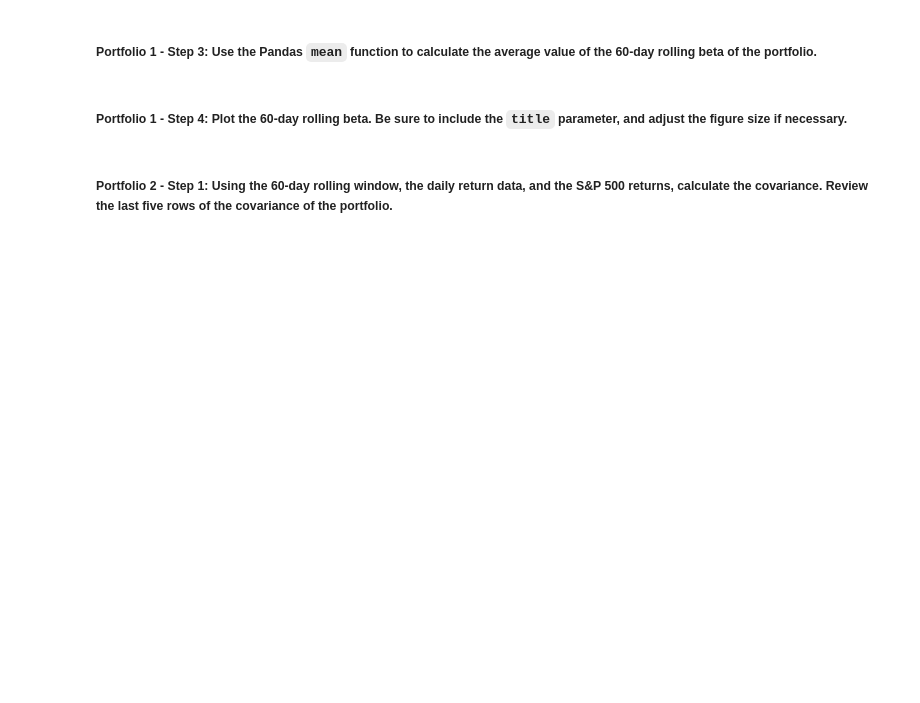
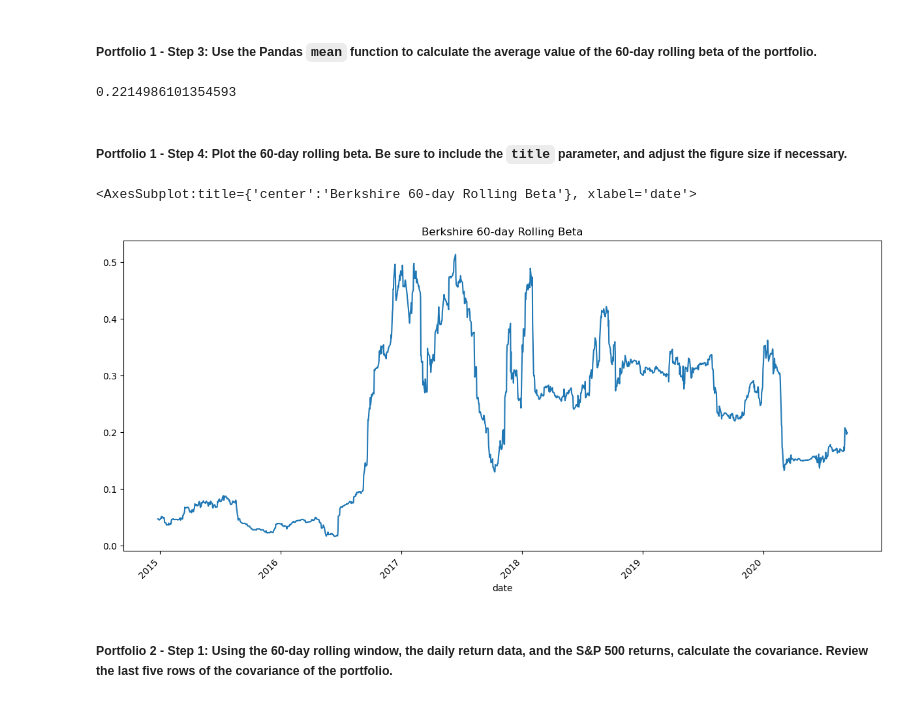
Before and after one commit to BorisDudkin/FinTech_Module4_Risk_Return_Analysis, a Jupyter notebook: risk_return_analysis.ipynb, the cells around one changed output. Drawn from its saved outputs; the diff is of its cells as text; code cells hidden in the pictures; blank space fills up the shorter version.

Commit message:
diversification analysis added to the Risk Returns Analysis tool

```diff
--- a/risk_return_analysis.ipynb
+++ b/risk_return_analysis.ipynb
@@ -399,4 +401,5 @@ Your analysis is nearing completion. Now, you need to evaluate how the portfolio
 #### Use the Pandas `var` function to calculate the variance of the S&P 500 by using a 60-day rolling window. Visualize the last five rows of the variance of the S&P 500.
 # %%
 # Calculate the variance of the S&P 500 using a rolling 60-day window.
-# YOUR CODE HERE
+SP_variance_60d_window = funds_daily_returns['S&P 500'].rolling(window=60).var()
+SP_variance_60d_window.tail()
@@ -415,4 +426,5 @@ Your analysis is nearing completion. Now, you need to evaluate how the portfolio
 # %%
 # Calculate the covariance using a 60-day rolling window
 # Review the last five rows of the covariance data
-# YOUR CODE HERE
+berkshire_covariance_60d_window = funds_daily_returns['BERKSHIRE HATHAWAY INC'].rolling(window=60).cov(funds_daily_returns['S&P 500'])
+berkshire_covariance_60d_window.tail()
@@ -421,4 +441,5 @@ Your analysis is nearing completion. Now, you need to evaluate how the portfolio
 # %%
 # Calculate the beta based on the 60-day rolling covariance compared to the market (S&P 500)
 # Review the last five rows of the beta information
-# YOUR CODE HERE
+berkshire_beta_60d_window = berkshire_covariance_60d_window / SP_variance_60d_window
+berkshire_beta_60d_window.tail()
@@ -426,13 +455,19 @@ Your analysis is nearing completion. Now, you need to evaluate how the portfolio
 ##### Portfolio 1 - Step 3: Use the Pandas `mean` function to calculate the average value of the 60-day rolling beta of the portfolio.
 # %%
 # Calculate the average of the 60-day rolling beta
-# YOUR CODE HERE
+berkshire_beta_mean = berkshire_beta_60d_window.mean()
+berkshire_beta_mean
+# %% [output]
+0.2214986101354593
 # %% [markdown]
 ##### Portfolio 1 - Step 4: Plot the 60-day rolling beta. Be sure to include the `title` parameter, and adjust the figure size if necessary.
 # %%
 # Plot the rolling beta
 # Include a title parameter and adjust the figure size
-# YOUR CODE HERE
+berkshire_beta_60d_window.plot(title = 'Berkshire 60-day Rolling Beta', figsize = (15, 7), rot = 45)
+# %% [output]
+<AxesSubplot:title={'center':'Berkshire 60-day Rolling Beta'}, xlabel='date'>
+[figure, added]
 # %% [markdown]
 ##### Portfolio 2 - Step 1: Using the 60-day rolling window, the daily return data, and the S&P 500 returns, calculate the covariance. Review the last five rows of the covariance of the portfolio.
 # %%
```
Also changed, not shown: parts of 8 cells of this notebook.
